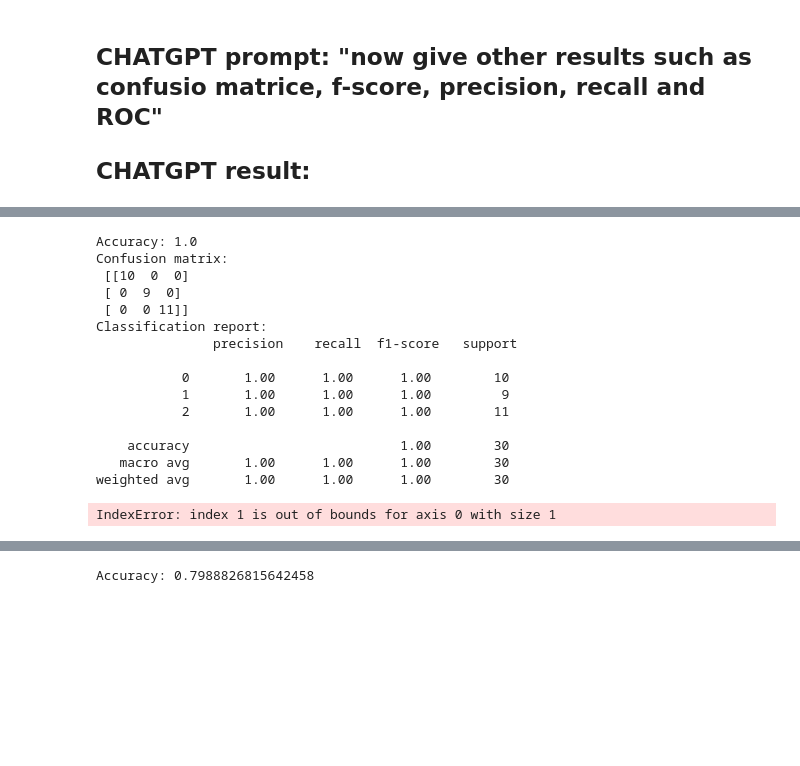
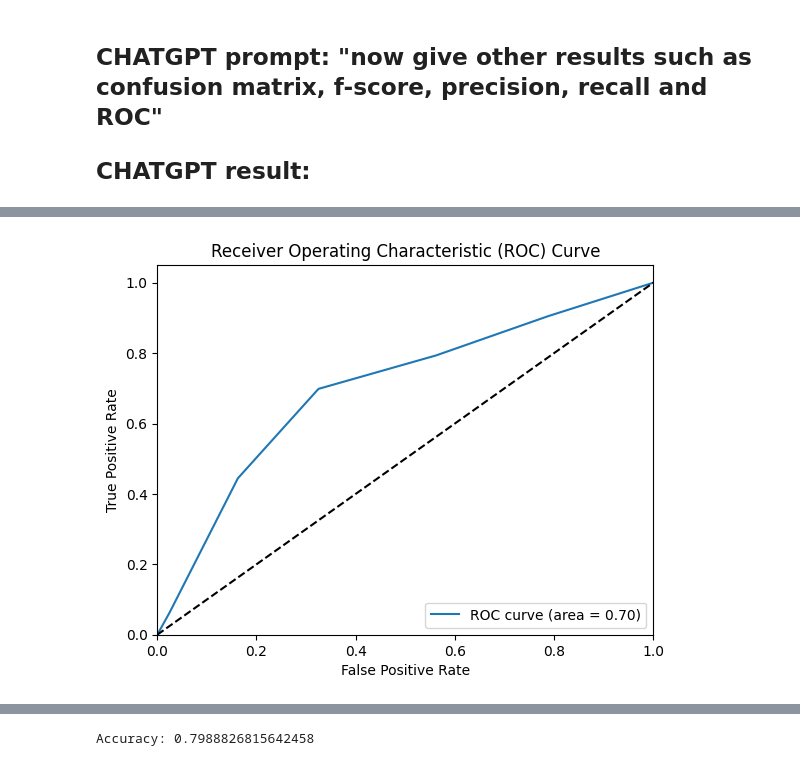
Before and after one commit to matheushomrich/ChatGPT_ML, a Jupyter notebook: T1_ML.ipynb, the cells around one changed output, grey strips where cells are left out. Saved outputs shown, nothing was run; the diff lists cells and outputs as text; code cells hidden in the pictures; blank space fills up the shorter version.

Commit message:
removed data.csv and updated code

```diff
--- a/T1_ML.ipynb
+++ b/T1_ML.ipynb
@@ -81,54 +52,33 @@ c:\Users\tgvm1\miniconda3\lib\site-packages\numpy\.libs\libopenblas64__v0.3.21-g
 # %% [markdown]
-## CHATGPT prompt: "now give other results such as confusio matrice, f-score, precision, recall and ROC"
+## CHATGPT prompt: "now give other results such as confusion matrix, f-score, precision, recall and ROC"
 
 ## CHATGPT result:
 # %%
-from sklearn.datasets import load_iris
-from sklearn.model_selection import train_test_split
-from sklearn.metrics import confusion_matrix, classification_report, roc_curve, auc
+from sklearn.metrics import confusion_matrix, classification_report, roc_curve, roc_auc_score
+
+# Calculate confusion matrix
+cm = confusion_matrix(y_test, y_pred)
+print('Confusion Matrix:\n', cm)
+
+# Calculate precision, recall, and F1-score
+report = classification_report(y_test, y_pred)
+print('Classification Report:\n', report)
+
+# Calculate ROC curve and AUC
+y_prob = knn.predict_proba(X_test)[:,1]
+fpr, tpr, thresholds = roc_curve(y_test, y_prob)
+auc = roc_auc_score(y_test, y_prob)
+print('AUC:', auc)
+
+# Plot ROC curve
 import matplotlib.pyplot as plt
-
-# Load the iris dataset
-iris = load_iris()
-X = iris.data
-y = iris.target
-
-# Split the dataset into training and test sets
-X_train, X_test, y_train, y_test = train_test_split(X, y, test_size=0.2, random_state=42)
-
-# Train the KNN model on the training set
-knn = KNN(k=5)
-knn.fit(X_train, y_train)
-
-# Test the model on the test set
-y_pred = knn.predict(X_test)
-
-# Evaluate the accuracy of the model
-accuracy = np.mean(y_pred == y_test)
-print("Accuracy:", accuracy)
-
-# Calculate the confusion matrix
-cm = confusion_matrix(y_test, y_pred)
-print("Confusion matrix:\n", cm)
-
-# Calculate the classification report
-cr = classification_report(y_test, y_pred)
-print("Classification report:\n", cr)
-
-# Calculate the ROC curve
-y_proba = knn.predict_proba(X_test)
-fpr, tpr, thresholds = roc_curve(y_test, y_proba[:, 1], pos_label=2)
-roc_auc = auc(fpr, tpr)
-
-# Plot the ROC curve
-plt.figure()
-plt.plot(fpr, tpr, color='darkorange', lw=2, label='ROC curve (area = %0.2f)' % roc_auc)
-plt.plot([0, 1], [0, 1], color='navy', lw=2, linestyle='--')
+plt.plot(fpr, tpr, label='ROC curve (area = %0.2f)' % auc)
+plt.plot([0, 1], [0, 1], 'k--')
 plt.xlim([0.0, 1.0])
 plt.ylim([0.0, 1.05])
 plt.xlabel('False Positive Rate')
 plt.ylabel('True Positive Rate')
-plt.title('Receiver operating characteristic')
+plt.title('Receiver Operating Characteristic (ROC) Curve')
 plt.legend(loc="lower right")
 plt.show()
 # %% [output]
@@ -136,18 +99,3 @@ Matplotlib is building the font cache; this may take a moment.
-Accuracy: 1.0
-Confusion matrix:
- [[10  0  0]
- [ 0  9  0]
- [ 0  0 11]]
-Classification report:
-               precision    recall  f1-score   support
-
-           0       1.00      1.00      1.00        10
-           1       1.00      1.00      1.00         9
-           2       1.00      1.00      1.00        11
-
-    accuracy                           1.00        30
-   macro avg       1.00      1.00      1.00        30
-weighted avg       1.00      1.00      1.00        30
-IndexError: index 1 is out of bounds for axis 0 with size 1
+[figure, added]
 # %% [markdown]
 ## Relatório KNN:
```
Also changed, not shown: parts of 15 cells of this notebook, 1 other file.
